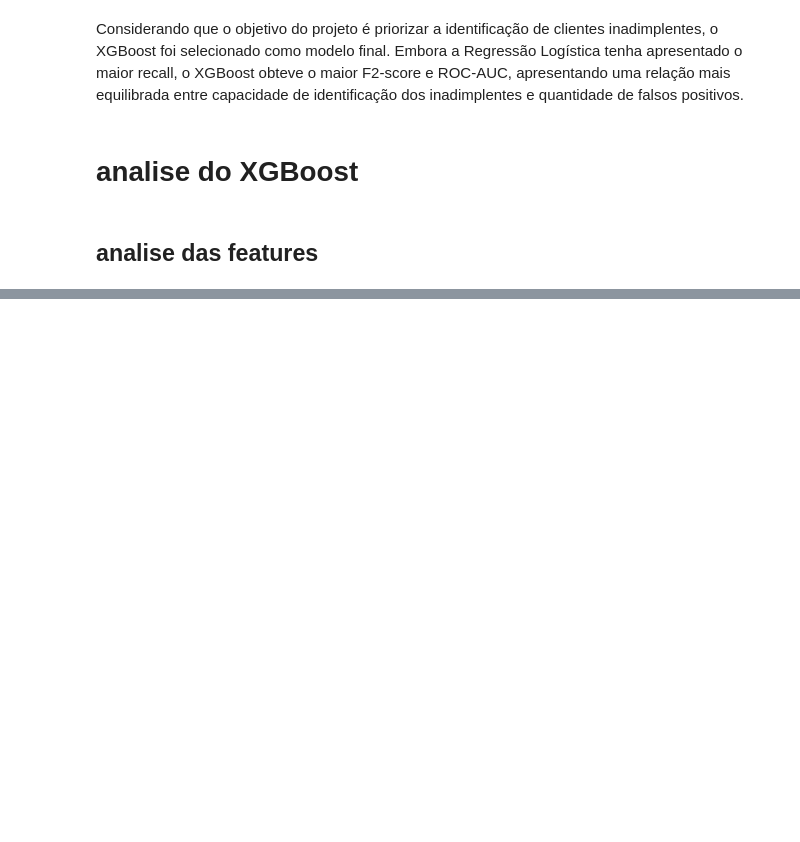
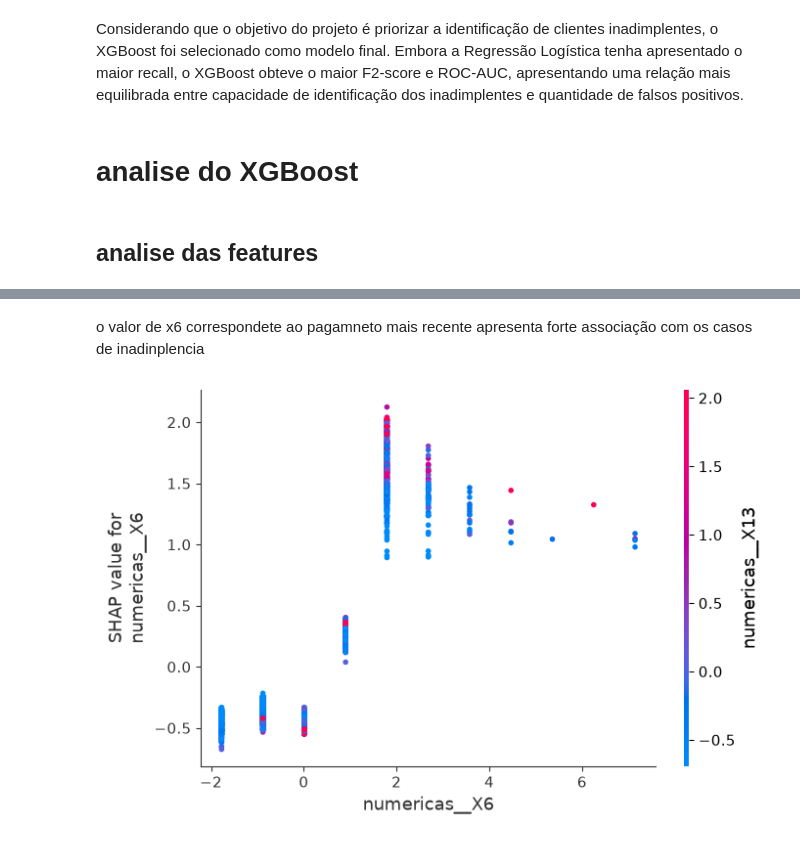
Before and after one commit to eduardo297/ML_Dataset_Inadimplencia, a Jupyter notebook: notebooks/pre_processamento.ipynb, the cells around one changed output, grey strips where cells are left out. Saved outputs shown, nothing was run; the diff lists cells and outputs as text; code cells hidden in the pictures; blank space fills up the shorter version.

```diff
--- a/notebooks/pre_processamento.ipynb
+++ b/notebooks/pre_processamento.ipynb
@@ -898,0 +928,11 @@ shap.force_plot(
+# %% [markdown]
+o valor de x6 correspondete ao pagamneto mais recente apresenta forte associação com os casos de inadinplencia
+# %%
+shap.dependence_plot(
+    "numericas__X6",
+    shap_values,
+    X_test_transformado,
+    feature_names=nomes_features
+)
+# %% [output]
+[figure, added]
```
Also changed, not shown: parts of 20 cells of this notebook.
